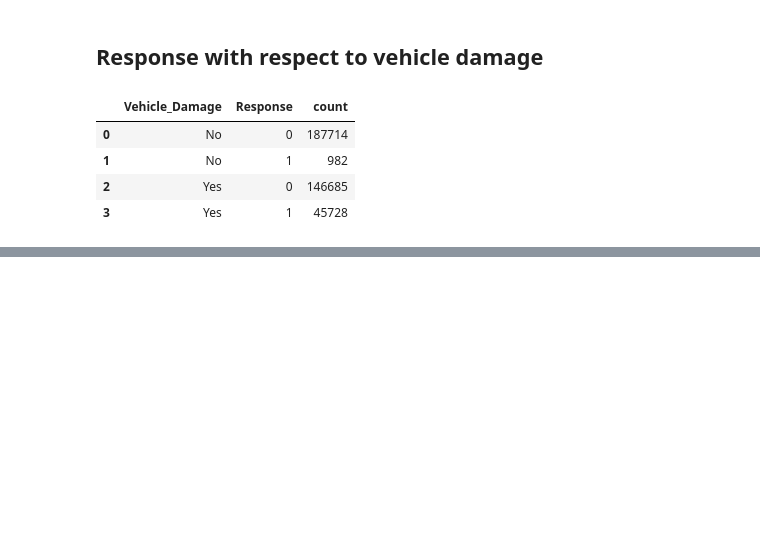
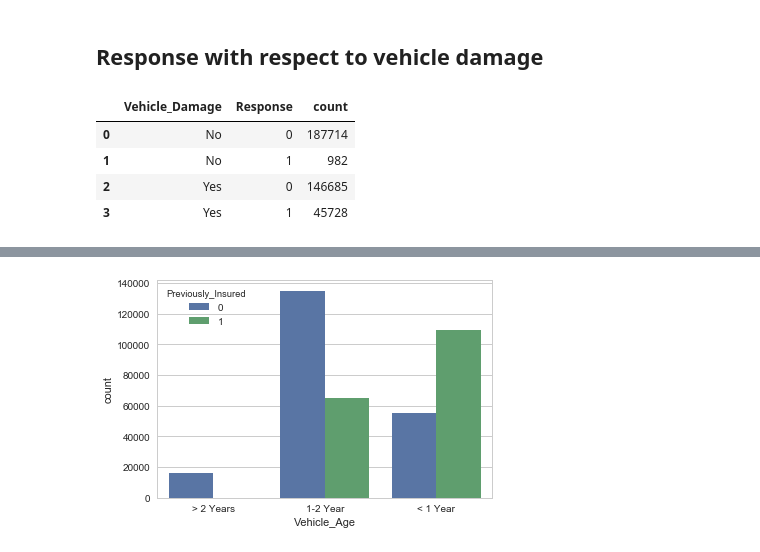
Before and after one commit to MananTaneja/MLDM_CaseStudy_Insurance, a Jupyter notebook: manan_review1(1).ipynb, the cells around one changed output, grey strips where cells are left out. Cells and saved outputs as stored; diff of their text form; code cells hidden in the pictures; blank space fills up the shorter version.

```diff
--- a/manan_review1(1).ipynb
+++ b/manan_review1(1).ipynb
@@ -203,0 +209,5 @@ df
+# %%
+cnp8=sns.countplot('Vehicle_Age',hue='Previously_Insured',data=train)
+plt.show(cnp8)
+# %% [output]
+[figure, added]
```
Also changed, not shown: parts of 2 cells of this notebook.
